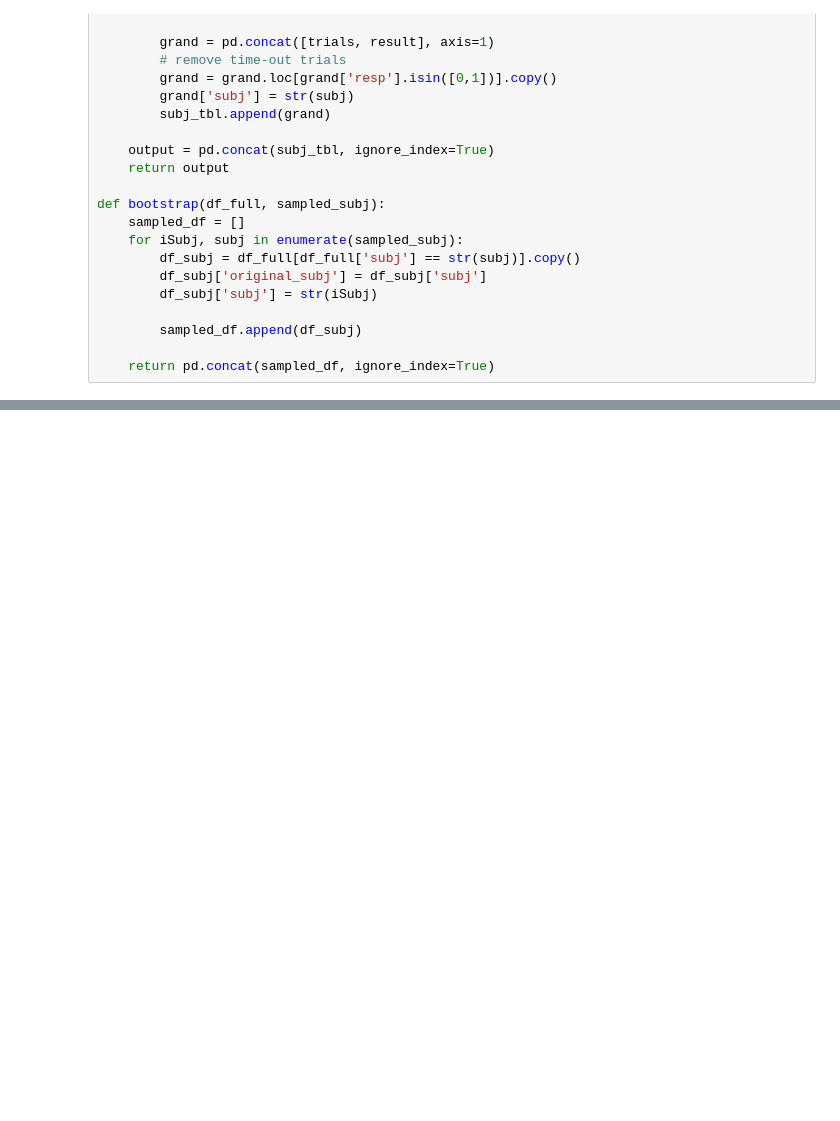
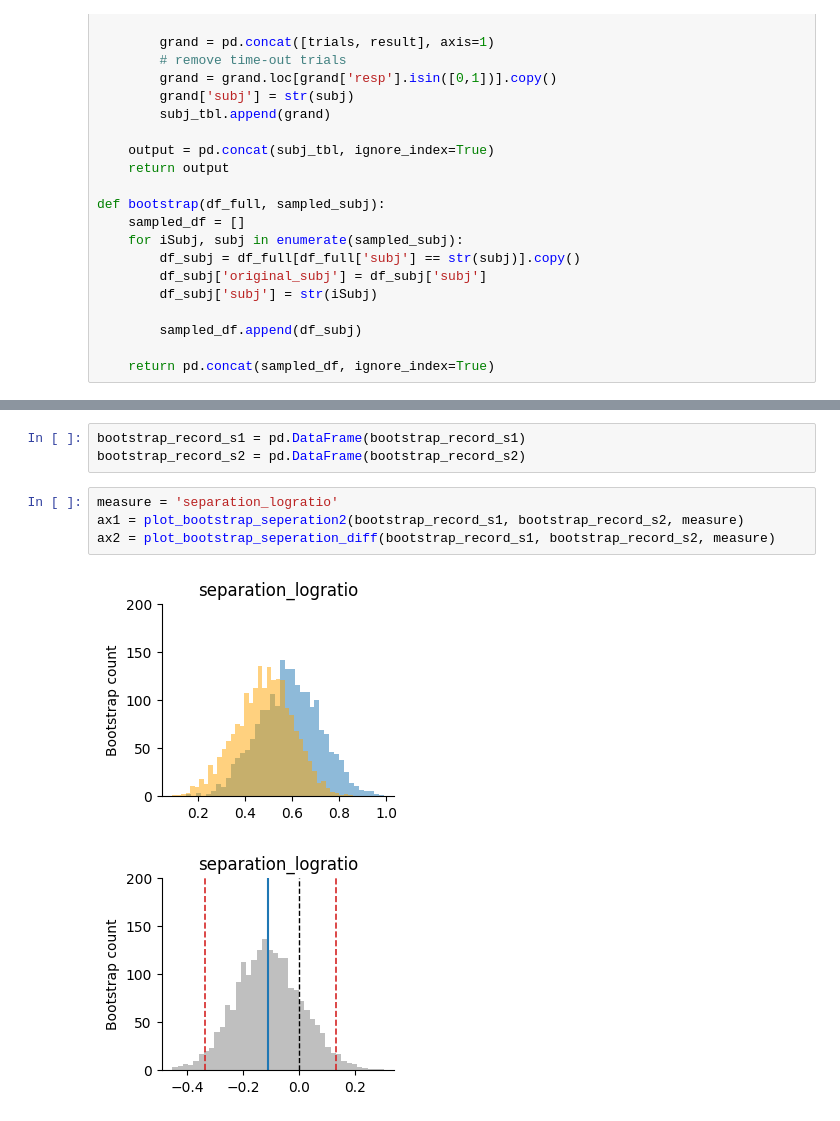
Before and after one commit to Xiaoyue-Zhou/Auditory-Structure-Learning-Model, a Jupyter notebook: matrix_bootstrap_analysis.ipynb, the cells around one changed output, grey strips where cells are left out. Saved outputs shown, nothing was run; the diff lists cells and outputs as text; blank space fills up the shorter version.

```diff
--- a/matrix_bootstrap_analysis.ipynb
+++ b/matrix_bootstrap_analysis.ipynb
@@ -243,0 +363,10 @@ for iter in range(n_iter):
+# %%
+bootstrap_record_s1 = pd.DataFrame(bootstrap_record_s1)
+bootstrap_record_s2 = pd.DataFrame(bootstrap_record_s2)
+# %%
+measure = 'separation_logratio'
+ax1 = plot_bootstrap_seperation2(bootstrap_record_s1, bootstrap_record_s2, measure)
+ax2 = plot_bootstrap_seperation_diff(bootstrap_record_s1, bootstrap_record_s2, measure)
+# %% [output]
+[figure, added]
+[figure, added]
```
Also changed, not shown: parts of 5 cells of this notebook, 14 other files.
